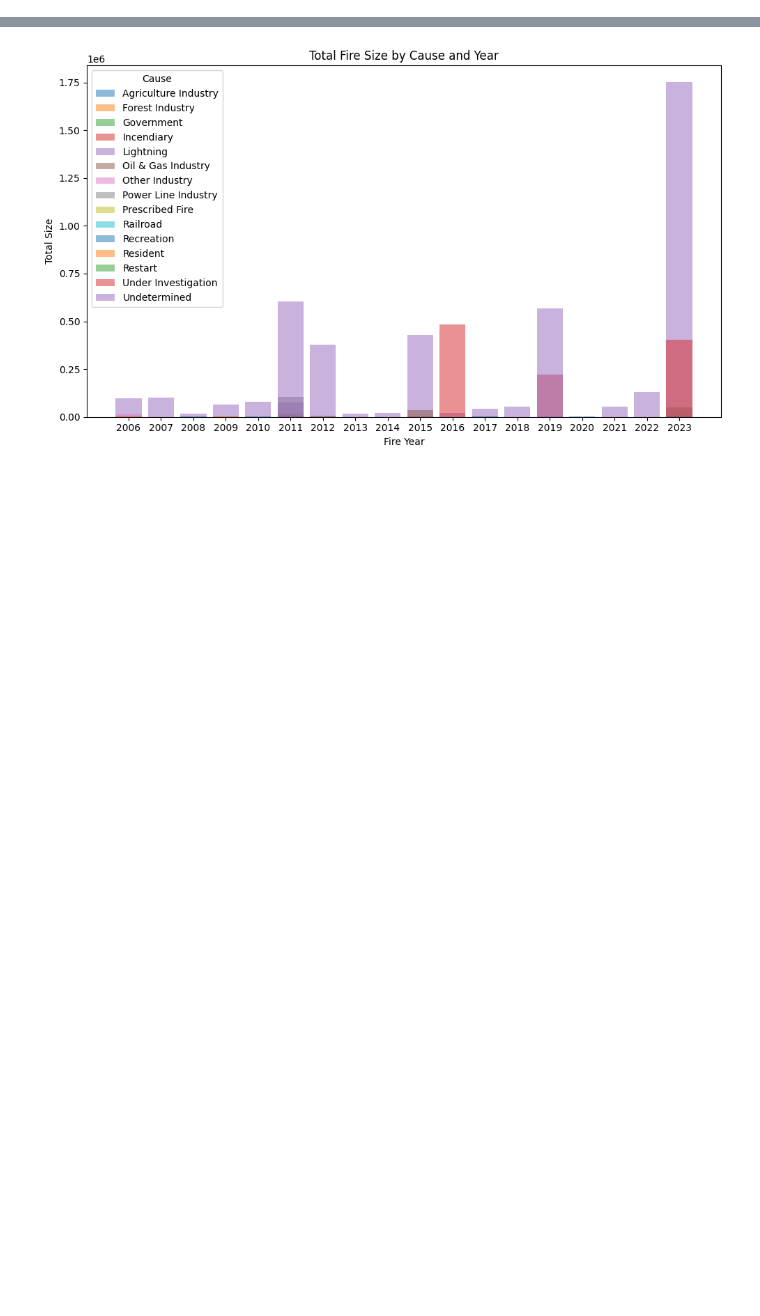
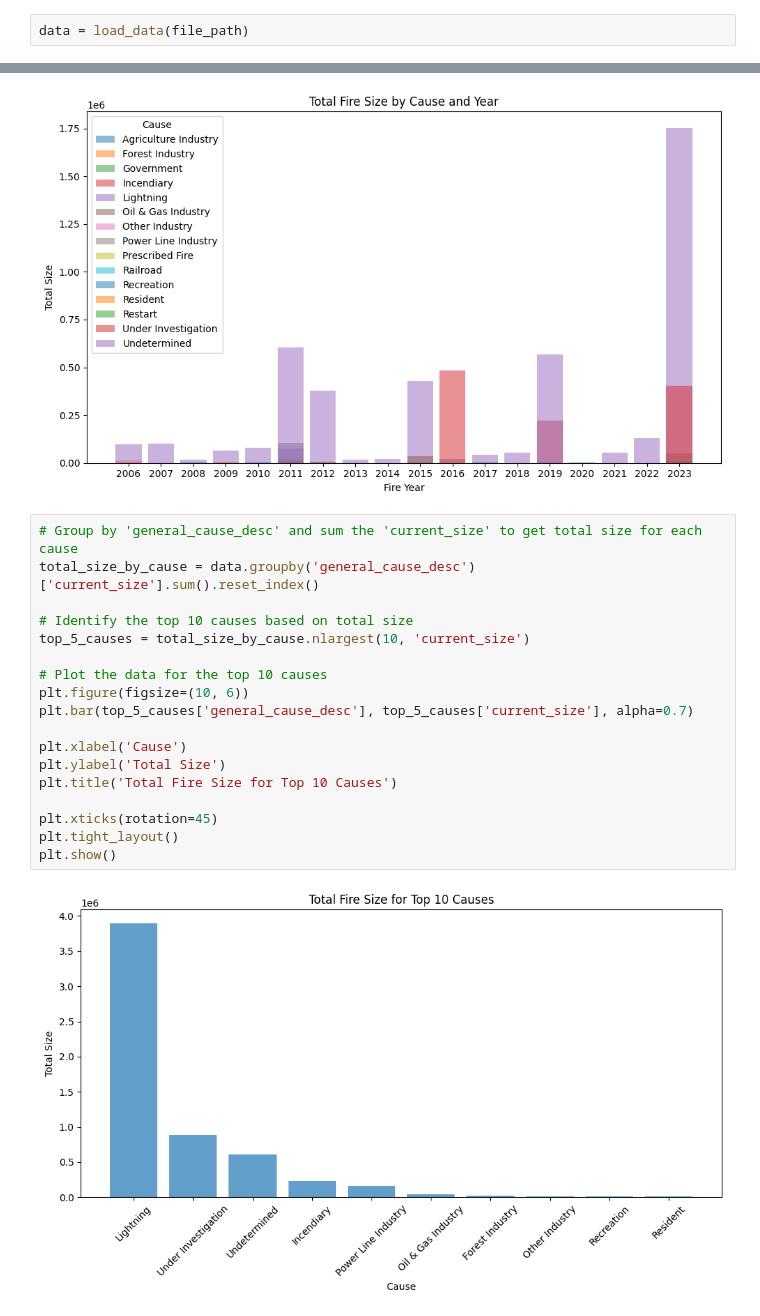
Before and after one commit to galsaidi/Data695, a Jupyter notebook: project.ipynb, the cells around one changed output, grey strips where cells are left out. Cells and saved outputs as stored; diff of their text form; blank space fills up the shorter version.

```diff
--- a/project.ipynb
+++ b/project.ipynb
@@ -54,3 +54,5 @@ to_hectares                     float64
 ex_fs_date                       object
 ex_hectares                     float64
 dtype: object
+# %%
+data = load_data(file_path)
@@ -246,3 +266,23 @@ plt.tight_layout()
 plt.show()
 # %% [output]
 [figure]
+# %%
+# Group by 'general_cause_desc' and sum the 'current_size' to get total size for each cause
+total_size_by_cause = data.groupby('general_cause_desc')['current_size'].sum().reset_index()
+
+# Identify the top 10 causes based on total size
+top_5_causes = total_size_by_cause.nlargest(10, 'current_size')
+
+# Plot the data for the top 10 causes
+plt.figure(figsize=(10, 6))
+plt.bar(top_5_causes['general_cause_desc'], top_5_causes['current_size'], alpha=0.7)
+
+plt.xlabel('Cause')
+plt.ylabel('Total Size')
+plt.title('Total Fire Size for Top 10 Causes')
+
+plt.xticks(rotation=45)
+plt.tight_layout()
+plt.show()
+# %% [output]
+[figure, added]
```
Also changed, not shown: parts of 2 cells of this notebook.
